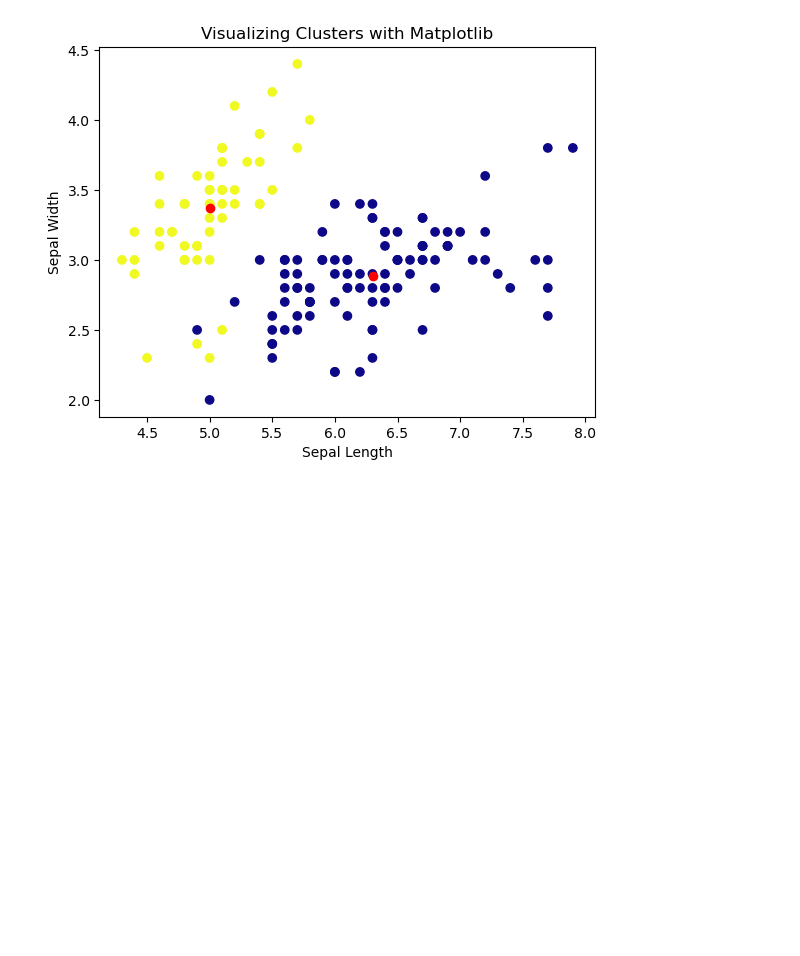
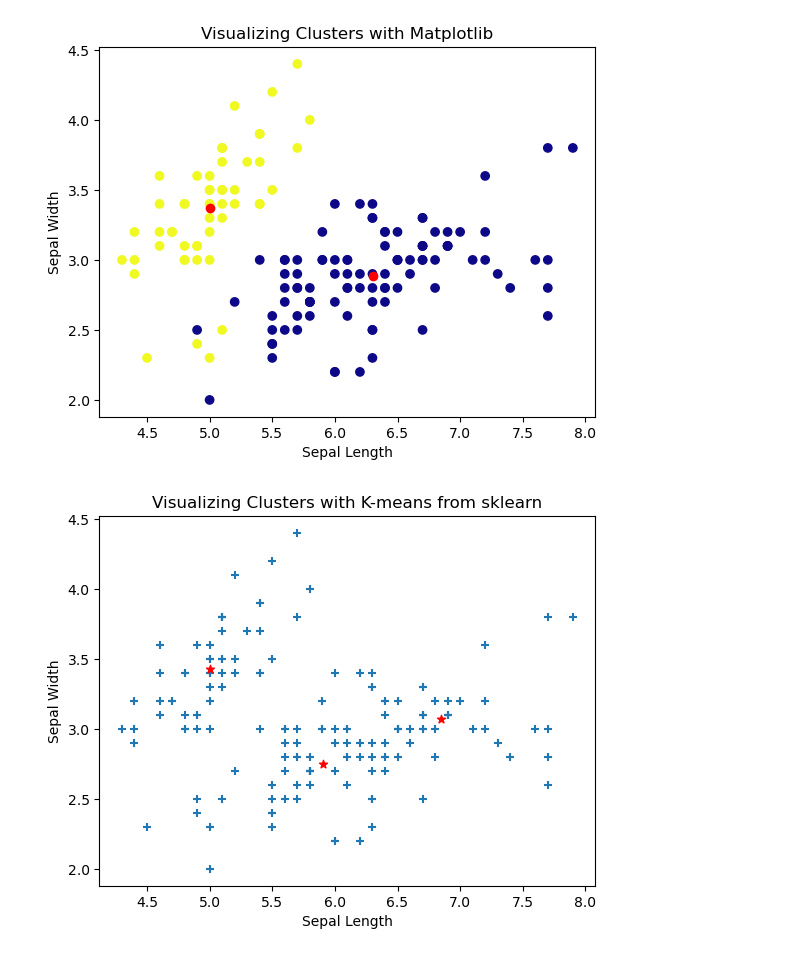
Before and after one commit to Amoako419/Clustering, a Jupyter notebook: iris_dataset.ipynb, the cells around one changed output. Saved outputs shown, nothing was run; the diff lists cells and outputs as text; code cells hidden in the pictures; blank space fills up the shorter version.

```diff
--- a/iris_dataset.ipynb
+++ b/iris_dataset.ipynb
@@ -76,3 +76,27 @@ plt.ylabel('Sepal Width')  # Set y-axis label
 plt.show()
 # %% [output]
 [figure]
+# %%
+from sklearn.datasets import load_iris
+import matplotlib.pyplot as plt
+from sklearn.cluster import KMeans
+
+data = load_iris()
+X = data.data
+
+kmeans = KMeans(n_clusters=3,n_init=5,random_state=2)
+kmeans.fit(X)
+cluster = kmeans.cluster_centers_
+labels = kmeans.labels_
+
+# print(cluster)
+# print(labels)
+
+plt.scatter(X[:,0],X[:,1],cmap='rgb', marker='+')
+plt.scatter(cluster[:,0],cluster[:,1], c='red', marker='*')
+plt.title('Visualizing Clusters with K-means from sklearn')  # Set plot title
+plt.xlabel('Sepal Length')  # Set x-axis label
+plt.ylabel('Sepal Width')  # Set y-axis label
+plt.show()
+# %% [output]
+[figure, added]
```
Also changed, not shown: 1 other file.
